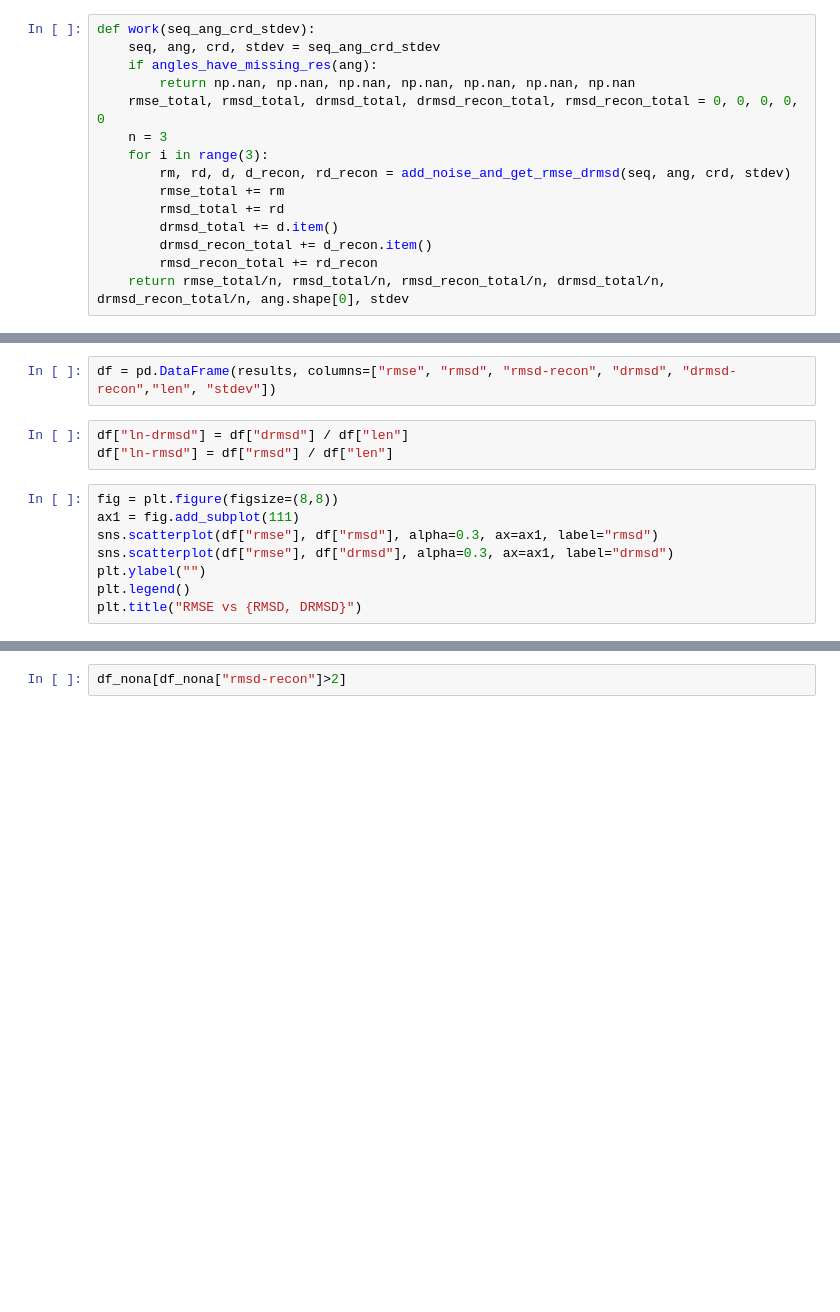
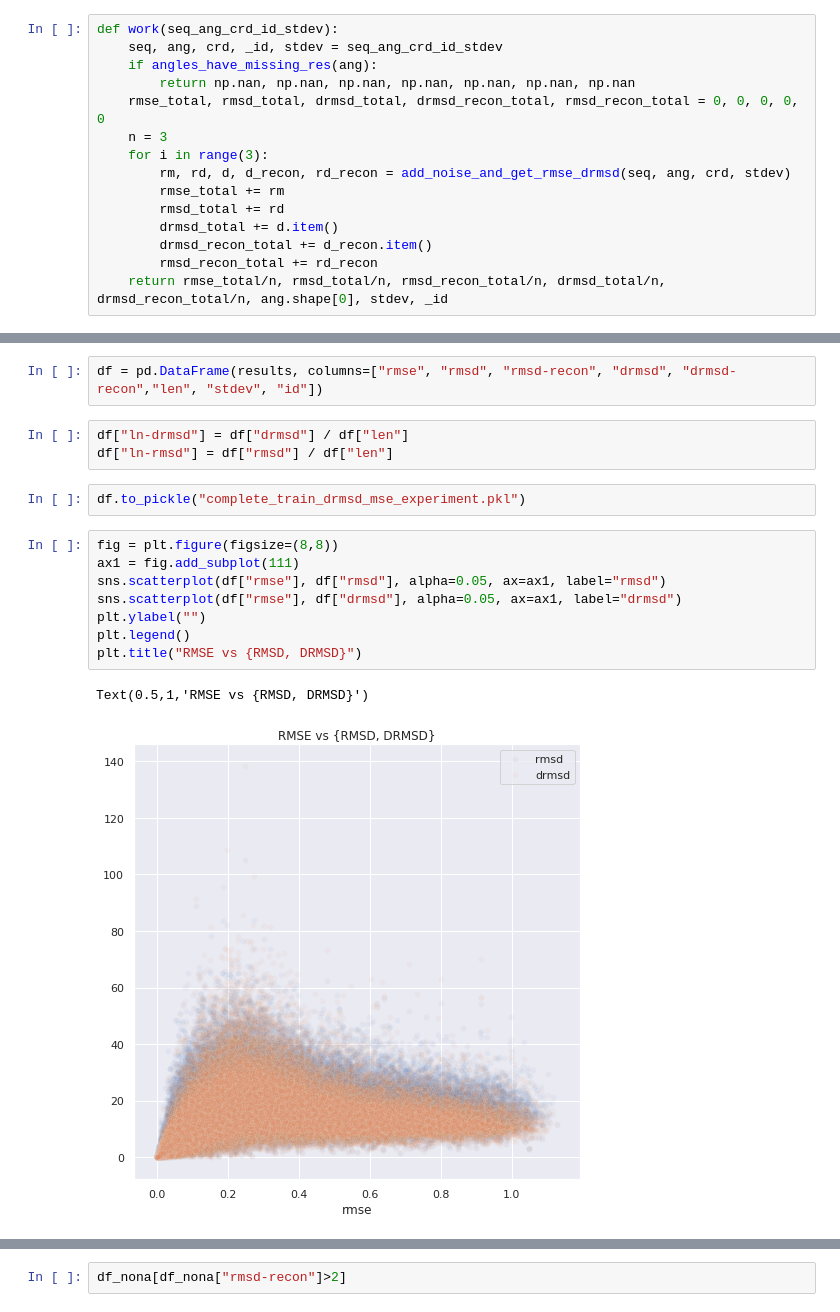
Before and after one commit to jonathanking/protein-transformer, a Jupyter notebook: research/notebooks/191210 How much does RMSE affect DRMSD? v3 whole_training_set.ipynb, the cells around one changed output, grey strips where cells are left out. Cells and saved outputs as stored; diff of their text form; blank space fills up the shorter version.

```diff
--- a/research/notebooks/191210 How much does RMSE affect DRMSD? v3 whole_training_set.ipynb
+++ b/research/notebooks/191210 How much does RMSE affect DRMSD? v3 whole_training_set.ipynb
@@ -121,8 +121,8 @@ def study_noise(stdev):
 # %%
 study_noise(1)
 # %%
-def work(seq_ang_crd_stdev):
-    seq, ang, crd, stdev = seq_ang_crd_stdev
+def work(seq_ang_crd_id_stdev):
+    seq, ang, crd, _id, stdev = seq_ang_crd_id_stdev
     if angles_have_missing_res(ang):
         return np.nan, np.nan, np.nan, np.nan, np.nan, np.nan, np.nan
     rmse_total, rmsd_total, drmsd_total, drmsd_recon_total, rmsd_recon_total = 0, 0, 0, 0, 0
@@ -134,7 +134,7 @@ def work(seq_ang_crd_stdev):
         drmsd_total += d.item()
         drmsd_recon_total += d_recon.item()
         rmsd_recon_total += rd_recon
-    return rmse_total/n, rmsd_total/n, rmsd_recon_total/n, drmsd_total/n, drmsd_recon_total/n, ang.shape[0], stdev
+    return rmse_total/n, rmsd_total/n, rmsd_recon_total/n, drmsd_total/n, drmsd_recon_total/n, ang.shape[0], stdev, _id
 # %%
 work((seq, ang, crd, 1))
 # %%
@@ -175,18 +176,23 @@ import pandas as pd
 sns.set()
 sns.set(rc={'figure.facecolor':'white'})
 # %%
-df = pd.DataFrame(results, columns=["rmse", "rmsd", "rmsd-recon", "drmsd", "drmsd-recon","len", "stdev"])
+df = pd.DataFrame(results, columns=["rmse", "rmsd", "rmsd-recon", "drmsd", "drmsd-recon","len", "stdev", "id"])
 # %%
 df["ln-drmsd"] = df["drmsd"] / df["len"]
 df["ln-rmsd"] = df["rmsd"] / df["len"]
+# %%
+df.to_pickle("complete_train_drmsd_mse_experiment.pkl")
 # %%
 fig = plt.figure(figsize=(8,8))
 ax1 = fig.add_subplot(111)
-sns.scatterplot(df["rmse"], df["rmsd"], alpha=0.3, ax=ax1, label="rmsd")
-sns.scatterplot(df["rmse"], df["drmsd"], alpha=0.3, ax=ax1, label="drmsd")
+sns.scatterplot(df["rmse"], df["rmsd"], alpha=0.05, ax=ax1, label="rmsd")
+sns.scatterplot(df["rmse"], df["drmsd"], alpha=0.05, ax=ax1, label="drmsd")
 plt.ylabel("")
 plt.legend()
 plt.title("RMSE vs {RMSD, DRMSD}")
+# %% [output]
+Text(0.5,1,'RMSE vs {RMSD, DRMSD}')
+[figure, added]
 # %%
 fig = plt.figure(figsize=(8,8))
 ax1 = fig.add_subplot(111)
```
Also changed, not shown: parts of 11 cells of this notebook, 2 other files.
